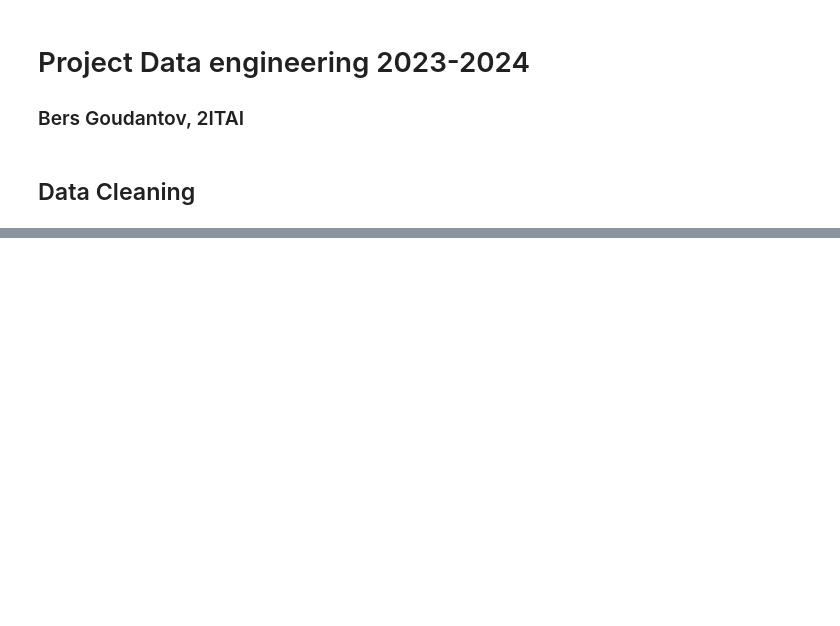
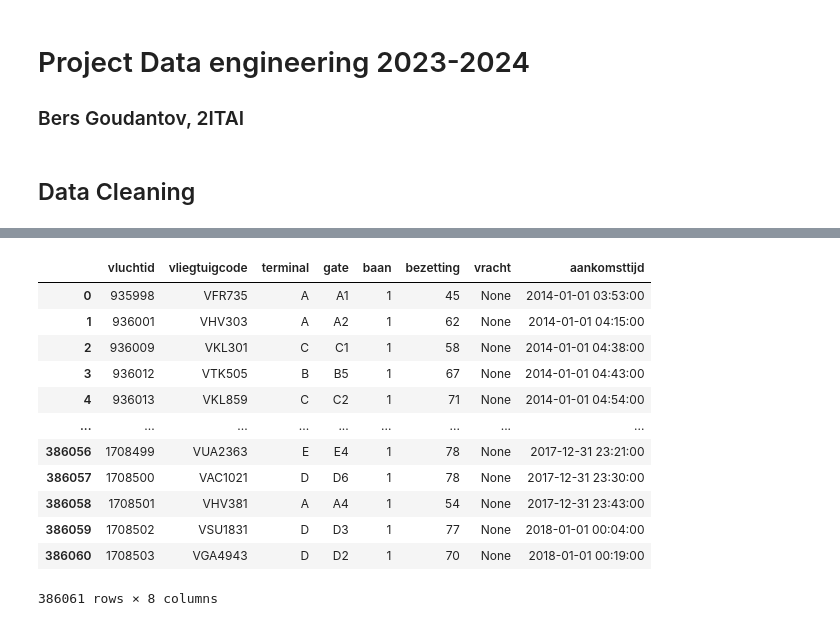
Before and after one commit to BersGoud/Project-Data-Engineering-2324, a Jupyter notebook: project-casus.ipynb, the cells around one changed output, grey strips where cells are left out. Saved outputs shown, nothing was run; the diff lists cells and outputs as text; code cells hidden in the pictures; blank space fills up the shorter version.

```diff
--- a/project-casus.ipynb
+++ b/project-casus.ipynb
@@ -104,0 +70,17 @@ FileNotFoundError: [Errno 2] No such file or directory: 'source_data/export_vetr
+# %%
+# Toon aankomst df
+df_aankomst
+# %% [output]
+|  | vluchtid | vliegtuigcode | terminal | gate | baan | bezetting | vracht | aankomsttijd |
+| 0 | 935998 | VFR735 | A | A1 | 1 | 45 | None | 2014-01-01 03:53:00 |
+| 1 | 936001 | VHV303 | A | A2 | 1 | 62 | None | 2014-01-01 04:15:00 |
+| 2 | 936009 | VKL301 | C | C1 | 1 | 58 | None | 2014-01-01 04:38:00 |
+| 3 | 936012 | VTK505 | B | B5 | 1 | 67 | None | 2014-01-01 04:43:00 |
+| 4 | 936013 | VKL859 | C | C2 | 1 | 71 | None | 2014-01-01 04:54:00 |
+| ... | ... | ... | ... | ... | ... | ... | ... | ... |
+| 386056 | 1708499 | VUA2363 | E | E4 | 1 | 78 | None | 2017-12-31 23:21:00 |
+| 386057 | 1708500 | VAC1021 | D | D6 | 1 | 78 | None | 2017-12-31 23:30:00 |
+| 386058 | 1708501 | VHV381 | A | A4 | 1 | 54 | None | 2017-12-31 23:43:00 |
+| 386059 | 1708502 | VSU1831 | D | D3 | 1 | 77 | None | 2018-01-01 00:04:00 |
+| 386060 | 1708503 | VGA4943 | D | D2 | 1 | 70 | None | 2018-01-01 00:19:00 |
+386061 rows × 8 columns
```
Also changed, not shown: parts of 14 cells of this notebook, 3 other files.
